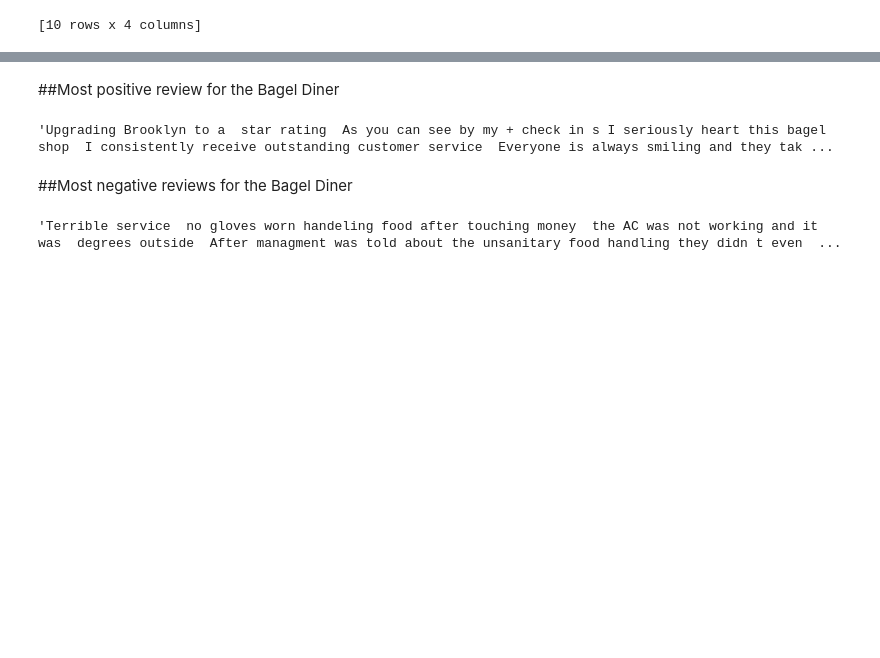
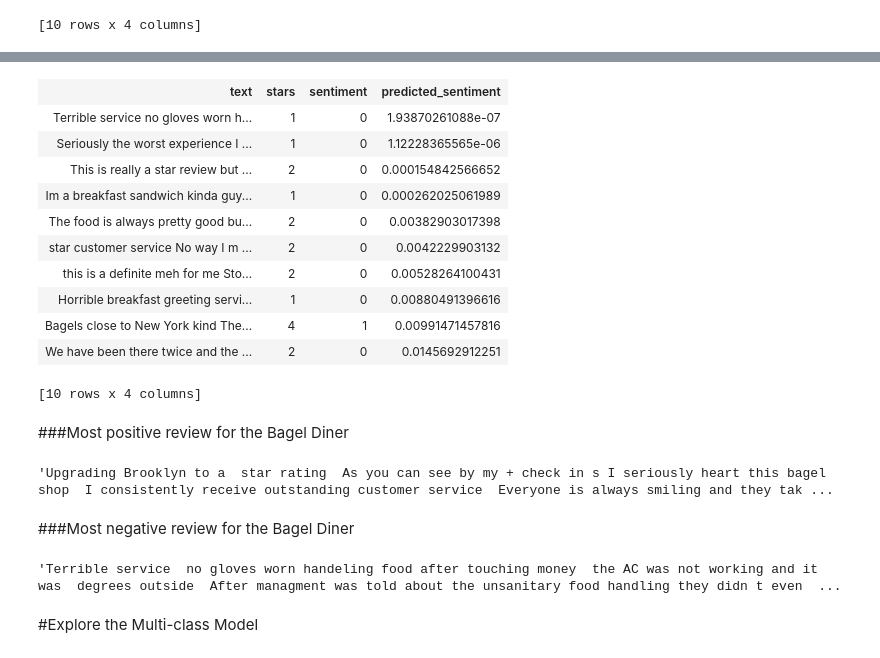
Before and after one commit to SloughJE/Coursera-Data-Science-Capstone-Yelp, a Jupyter notebook: Analyzing Review Sentiment.ipynb, the cells around one changed output, grey strips where cells are left out. Saved outputs shown, nothing was run; the diff lists cells and outputs as text; code cells hidden in the pictures; blank space fills up the shorter version.

```diff
--- a/Analyzing Review Sentiment.ipynb
+++ b/Analyzing Review Sentiment.ipynb
@@ -294,12 +291,31 @@ Bagels.head()
+# %%
+Bagels_desc = Bagels.sort('predicted_sentiment')
+# %%
+Bagels_desc.head()['text','stars','sentiment','predicted_sentiment']
+# %% [output]
+| text | stars | sentiment | predicted_sentiment |
+| Terrible service no gloves worn h... | 1 | 0 | 1.93870261088e-07 |
+| Seriously the worst experience I ... | 1 | 0 | 1.12228365565e-06 |
+| This is really a star review but ... | 2 | 0 | 0.000154842566652 |
+| Im a breakfast sandwich kinda guy... | 1 | 0 | 0.000262025061989 |
+| The food is always pretty good bu... | 2 | 0 | 0.00382903017398 |
+| star customer service No way I m ... | 2 | 0 | 0.0042229903132 |
+| this is a definite meh for me Sto... | 2 | 0 | 0.00528264100431 |
+| Horrible breakfast greeting servi... | 1 | 0 | 0.00880491396616 |
+| Bagels close to New York kind The... | 4 | 1 | 0.00991471457816 |
+| We have been there twice and the ... | 2 | 0 | 0.0145692912251 |
+[10 rows x 4 columns]
 # %% [markdown]
-##Most positive review for the Bagel Diner
+###Most positive review for the Bagel Diner
 # %%
 Bagels[0]['text']
 # %% [output]
 'Upgrading Brooklyn to a  star rating  As you can see by my + check in s I seriously heart this bagel shop  I consistently receive outstanding customer service  Everyone is always smiling and they tak ...
 # %% [markdown]
-##Most negative reviews for the Bagel Diner
+###Most negative review for the Bagel Diner
 # %%
 Bagels[-1]['text']
 # %% [output]
 'Terrible service  no gloves worn handeling food after touching money  the AC was not working and it was  degrees outside  After managment was told about the unsanitary food handling they didn t even  ...
+# %% [markdown]
+#Explore the Multi-class Model
```
Also changed, not shown: parts of 13 cells of this notebook.
